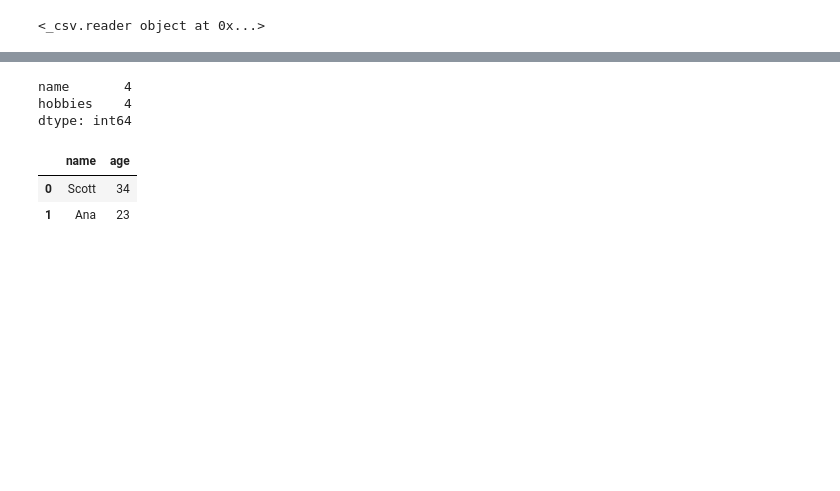
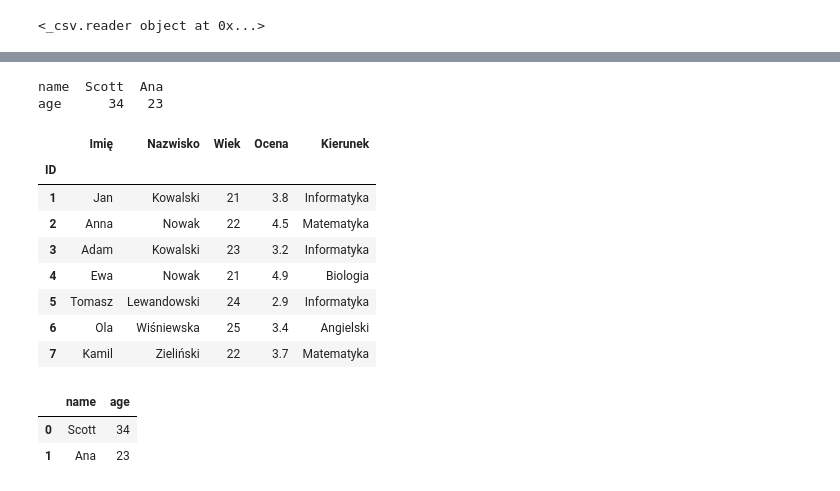
Before and after one commit to daniel22b/Mini_projekty, a Jupyter notebook: pandaJupyter.ipynb, the cells around one changed output, grey strips where cells are left out. Drawn from its saved outputs; the diff is of its cells as text; code cells hidden in the pictures; blank space fills up the shorter version.

```diff
--- a/pandaJupyter.ipynb
+++ b/pandaJupyter.ipynb
@@ -435,14 +467,39 @@ obj = """
 """
 # %%
 result = json.loads(obj)
-siblings = pd.DataFrame(result['siblings'])[["name","hobbies"]]
-siblings = siblings.explode("hobbies").count()
+siblings = pd.DataFrame(result['siblings'],columns=["name", "age"])
+siblings_transposed = siblings.set_index('name').T
+# siblings = siblings.explode("hobbies").count()
 # siblings = siblings.groupby("name")["hobbies"].count()
-print(siblings)
+print(siblings_transposed)
 # %% [output]
-name       4
-hobbies    4
-dtype: int64
+name  Scott  Ana
+age      34   23
+# %%
+data ='''ID	Imię	Nazwisko	Wiek	Ocena	Kierunek
+1	Jan	Kowalski	21	3.8	Informatyka
+2	Anna	Nowak	22	4.5	Matematyka
+3	Adam	Kowalski	23	3.2	Informatyka
+4	Ewa	Nowak	21	4.9	Biologia
+5	Tomasz	Lewandowski	24	2.9	Informatyka
+6	Ola	Wiśniewska	25	3.4	Chemia
+7	Kamil	Zieliński	22	3.7	Matematyka'''
+
+df = pd.read_csv(StringIO(data), sep ='\t', na_values=["Chemia"])
+df.to_csv("nowy_plik.csv", index=False)
+
+df = df.set_index("ID")
+df.fillna("Angielski")
+# %% [output]
+|  | Imię | Nazwisko | Wiek | Ocena | Kierunek |
+| ID |  |  |  |  |  |
+| 1 | Jan | Kowalski | 21 | 3.8 | Informatyka |
+| 2 | Anna | Nowak | 22 | 4.5 | Matematyka |
+| 3 | Adam | Kowalski | 23 | 3.2 | Informatyka |
+| 4 | Ewa | Nowak | 21 | 4.9 | Biologia |
+| 5 | Tomasz | Lewandowski | 24 | 2.9 | Informatyka |
+| 6 | Ola | Wiśniewska | 25 | 3.4 | Angielski |
+| 7 | Kamil | Zieliński | 22 | 3.7 | Matematyka |
 # %%
 result = json.loads(obj)
 siblings = pd.DataFrame(result["siblings"], columns=["name", "age"])
```
Also changed, not shown: parts of 5 cells of this notebook.
